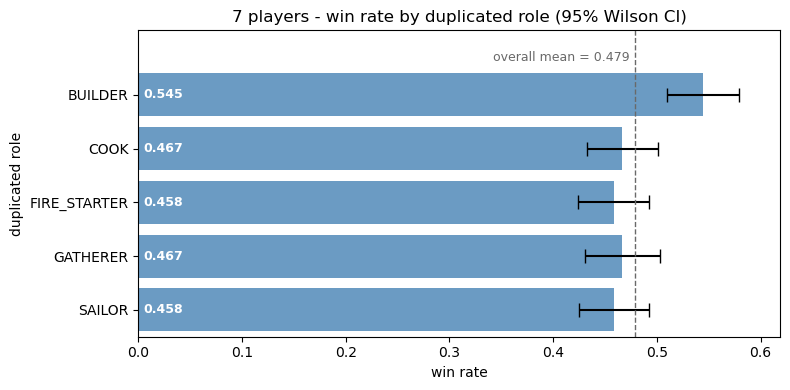
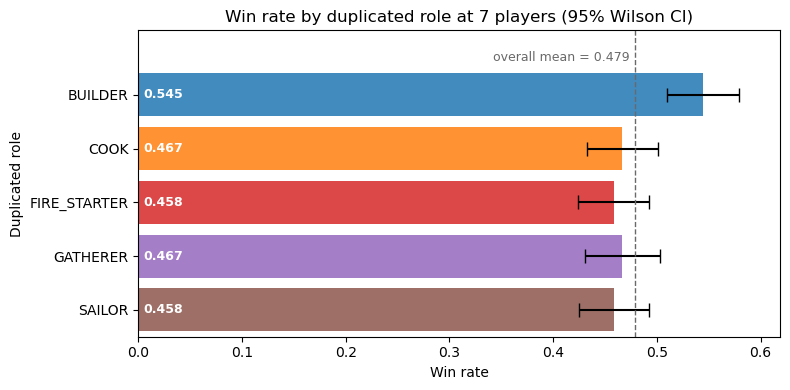
The change to this notebook cell's code, shown as a diff; its figure went from the first image to the second:
--- before
+++ after
@@ -3,8 +3,9 @@
 errors_upper = summary_7["ci_upper"].values - summary_7["win_rate"].values
 overall_win_rate_7 = contingency_7["win"].sum() / contingency_7.sum().sum()
+bar_colours = [character_colours.CHARACTER_COLOURS[role] for role in summary_7.index]
 
 plt.figure(figsize = (8, 4))
 
-plt.barh(positions, summary_7["win_rate"].values, color = "steelblue", alpha = 0.8)
+plt.barh(positions, summary_7["win_rate"].values, color = bar_colours, alpha = 0.85)
 
 plt.errorbar(summary_7["win_rate"].values, positions, xerr = [errors_lower, errors_upper],

Commit: Add per-character colour scheme to character/role bar charts